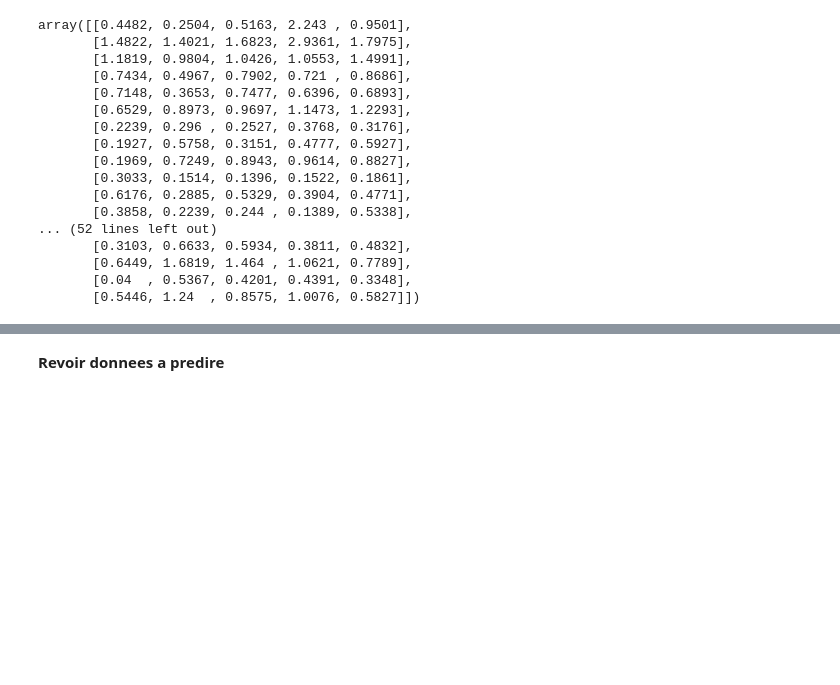
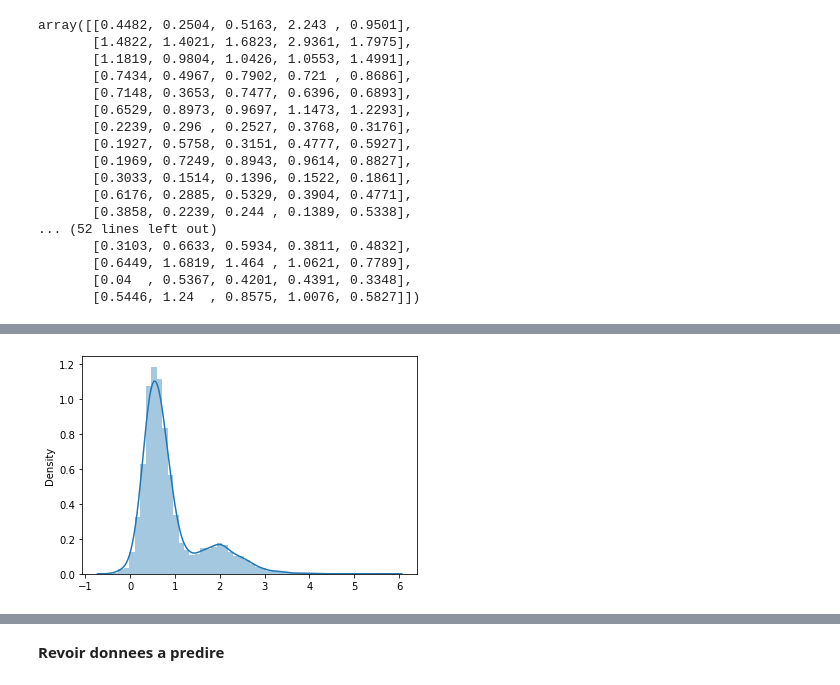
Before and after one commit to Max1428/Kaggle_Covid_Vaccine, a Jupyter notebook: Prototype.ipynb, the cells around one changed output, grey strips where cells are left out. Saved outputs shown, nothing was run; the diff lists cells and outputs as text; code cells hidden in the pictures; blank space fills up the shorter version.

```diff
--- a/Prototype.ipynb
+++ b/Prototype.ipynb
@@ -4,0 +13,2 @@ from tensorflow import keras
+# %%
+uploaded = files.upload()
@@ -296,0 +601,5 @@ inputs_simple[0,0,0:4]
+# %%
+sns.distplot(expected_results[:,0])
+plt.show()
+# %% [output]
+[figure, added]
```
Also changed, not shown: parts of 23 cells of this notebook.
